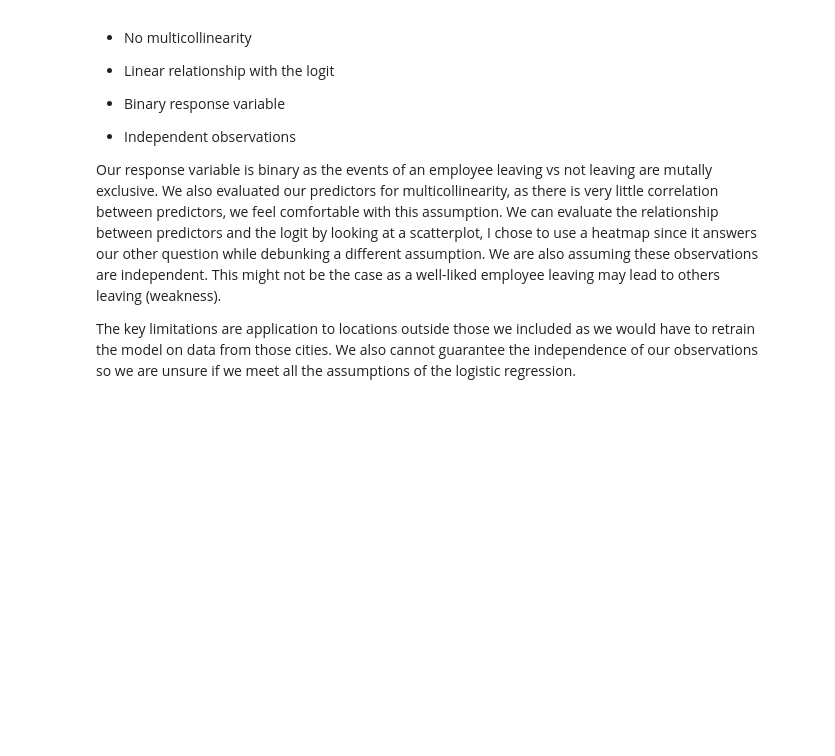
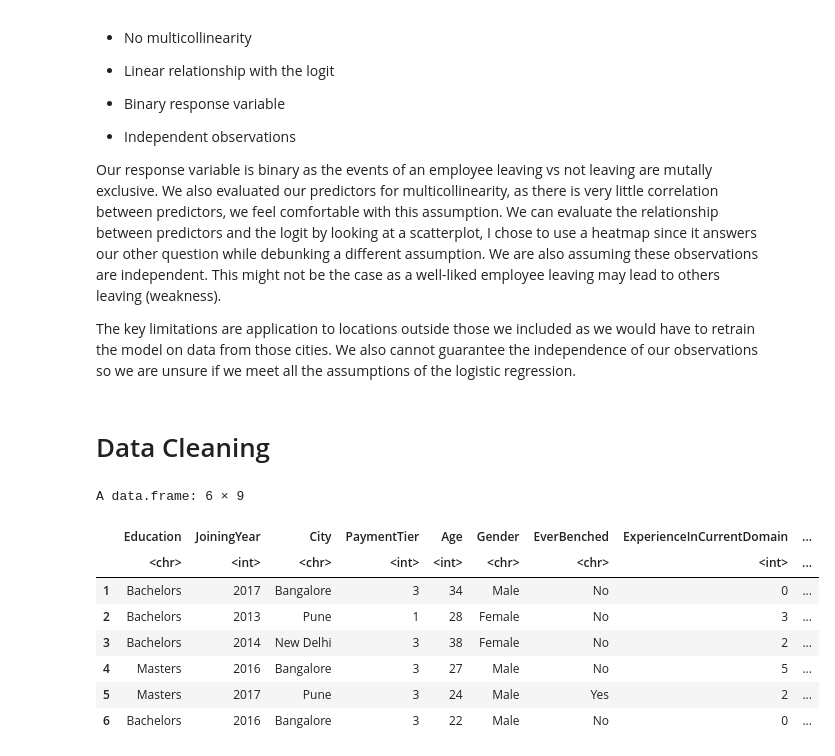
Before and after one commit to NatChng/STAT301_project, a Jupyter notebook: STAT 301 - Individual Analysis.ipynb, the cells around one changed output. Drawn from its saved outputs; the diff is of its cells as text; code cells hidden in the pictures; blank space fills up the shorter version.

Commit message:
Add Data Cleaning part

```diff
--- a/STAT 301 - Individual Analysis.ipynb
+++ b/STAT 301 - Individual Analysis.ipynb
@@ -322,3 +322,18 @@ Our additive logistic regression assumes:
 Our response variable is binary as the events of an employee leaving vs not leaving are mutally exclusive. We also evaluated our predictors for multicollinearity, as there is very little correlation between predictors, we feel comfortable with this assumption. We can evaluate the relationship between predictors and the logit by looking at a scatterplot, I chose to use a heatmap since it answers our other question while debunking a different assumption. We are also assuming these observations are independent. This might not be the case as a well-liked employee leaving may lead to others leaving (weakness).
 
 The key limitations are application to locations outside those we included as we would have to retrain the model on data from those cities. We also cannot guarantee the independence of our observations so we are unsure if we meet all the assumptions of the logistic regression.
+# %% [markdown]
+# Data Cleaning
+# %%
+employee <- read.csv("data/Employee.csv", header = TRUE)
+head(employee)
+# %% [output]
+A data.frame: 6 × 9
+|  | Education | JoiningYear | City | PaymentTier | Age | Gender | EverBenched | ExperienceInCurrentDomain | ... |
+|  | <chr> | <int> | <chr> | <int> | <int> | <chr> | <chr> | <int> | ... |
+| 1 | Bachelors | 2017 | Bangalore | 3 | 34 | Male | No | 0 | ... |
+| 2 | Bachelors | 2013 | Pune | 1 | 28 | Female | No | 3 | ... |
+| 3 | Bachelors | 2014 | New Delhi | 3 | 38 | Female | No | 2 | ... |
+| 4 | Masters | 2016 | Bangalore | 3 | 27 | Male | No | 5 | ... |
+| 5 | Masters | 2017 | Pune | 3 | 24 | Male | Yes | 2 | ... |
+| 6 | Bachelors | 2016 | Bangalore | 3 | 22 | Male | No | 0 | ... |
```
Also changed, not shown: parts of 5 cells of this notebook.
